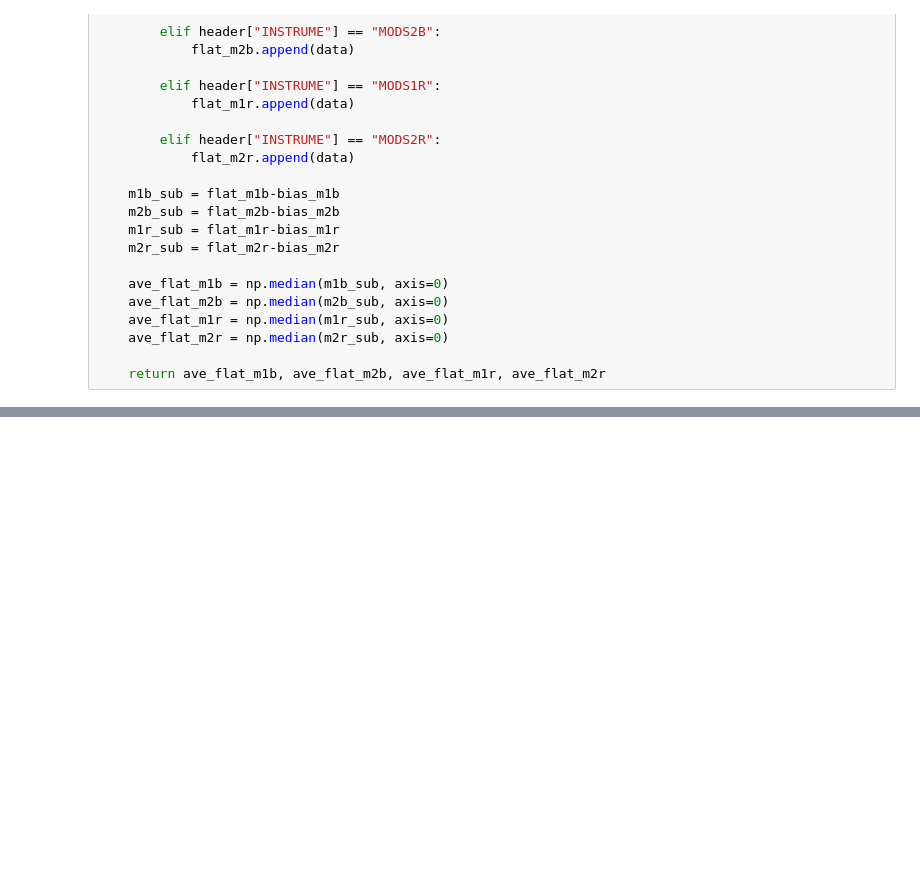
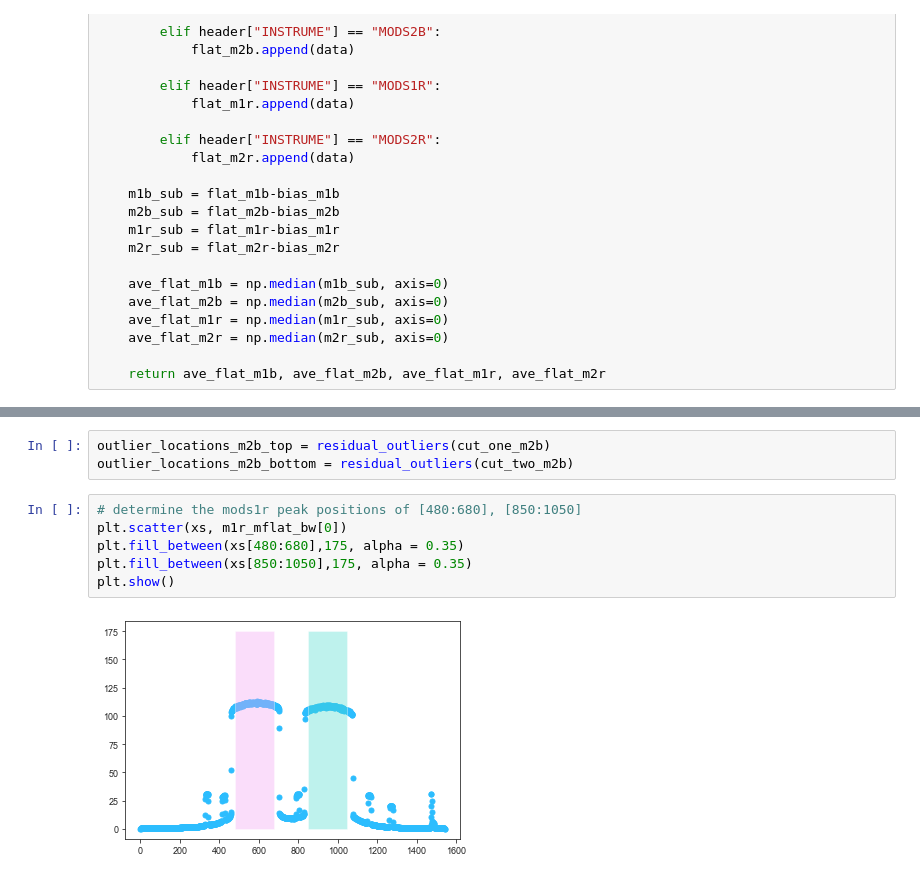
Before and after one commit to natalieallen/LBT-Data-Analysis, a Jupyter notebook: LBT_Data_Calibration.ipynb, the cells around one changed output, grey strips where cells are left out. Drawn from its saved outputs; the diff is of its cells as text; blank space fills up the shorter version.

```diff
--- a/LBT_Data_Calibration.ipynb
+++ b/LBT_Data_Calibration.ipynb
@@ -239,0 +354,11 @@ plt.errorbar(xs[1900:2000],norm_med[0][100][1900:2000], yerr = flat_error[0][100
+# %%
+outlier_locations_m2b_top = residual_outliers(cut_one_m2b)
+outlier_locations_m2b_bottom = residual_outliers(cut_two_m2b)
+# %%
+# determine the mods1r peak positions of [480:680], [850:1050]
+plt.scatter(xs, m1r_mflat_bw[0])
+plt.fill_between(xs[480:680],175, alpha = 0.35)
+plt.fill_between(xs[850:1050],175, alpha = 0.35)
+plt.show()
+# %% [output]
+[figure, added]
```
Also changed, not shown: parts of 26 cells of this notebook.
